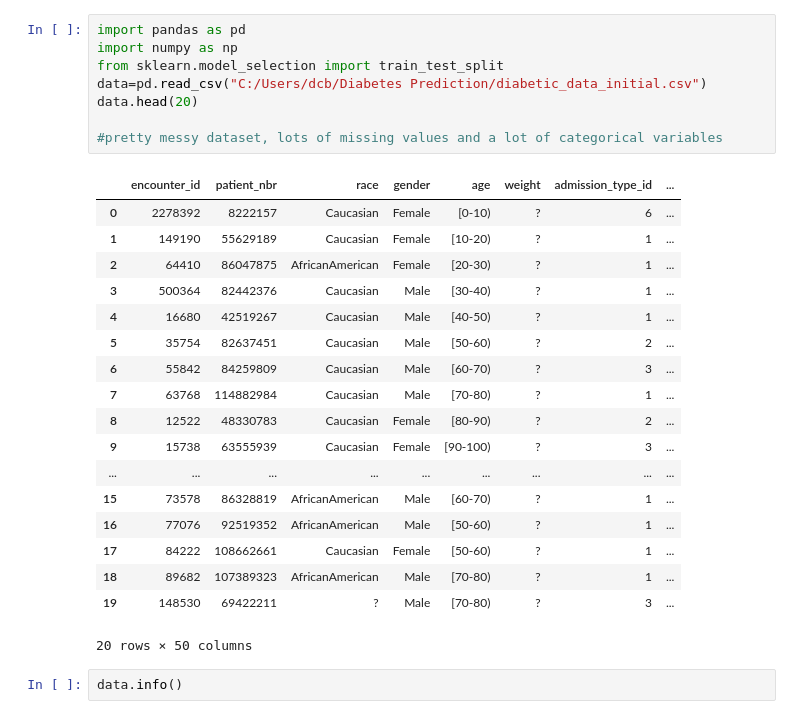
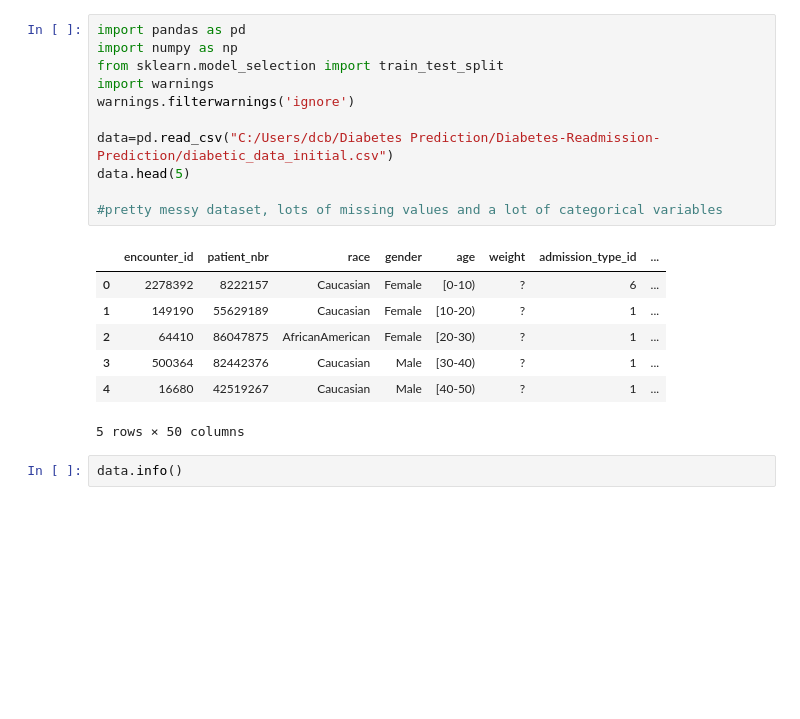
Before and after one commit to tommycon/Diabetes-Readmission-Prediction, a Jupyter notebook: Diabetes Readmission Prediction.ipynb, the cells around one changed output. Saved outputs shown, nothing was run; the diff lists cells and outputs as text; blank space fills up the shorter version.

```diff
--- a/Diabetes Readmission Prediction.ipynb
+++ b/Diabetes Readmission Prediction.ipynb
@@ -1,30 +1,22 @@
 # %%
 import pandas as pd
 import numpy as np
 from sklearn.model_selection import train_test_split
-data=pd.read_csv("C:/Users/dcb/Diabetes Prediction/diabetic_data_initial.csv")
-data.head(20)
+import warnings
+warnings.filterwarnings('ignore')
+
+data=pd.read_csv("C:/Users/dcb/Diabetes Prediction/Diabetes-Readmission-Prediction/diabetic_data_initial.csv")
+data.head(5)
 
 #pretty messy dataset, lots of missing values and a lot of categorical variables
 # %% [output]
 |  | encounter_id | patient_nbr | race | gender | age | weight | admission_type_id | ... |
 | 0 | 2278392 | 8222157 | Caucasian | Female | [0-10) | ? | 6 | ... |
 | 1 | 149190 | 55629189 | Caucasian | Female | [10-20) | ? | 1 | ... |
 | 2 | 64410 | 86047875 | AfricanAmerican | Female | [20-30) | ? | 1 | ... |
 | 3 | 500364 | 82442376 | Caucasian | Male | [30-40) | ? | 1 | ... |
 | 4 | 16680 | 42519267 | Caucasian | Male | [40-50) | ? | 1 | ... |
-| 5 | 35754 | 82637451 | Caucasian | Male | [50-60) | ? | 2 | ... |
-| 6 | 55842 | 84259809 | Caucasian | Male | [60-70) | ? | 3 | ... |
-| 7 | 63768 | 114882984 | Caucasian | Male | [70-80) | ? | 1 | ... |
-| 8 | 12522 | 48330783 | Caucasian | Female | [80-90) | ? | 2 | ... |
-| 9 | 15738 | 63555939 | Caucasian | Female | [90-100) | ? | 3 | ... |
-| ... | ... | ... | ... | ... | ... | ... | ... | ... |
-| 15 | 73578 | 86328819 | AfricanAmerican | Male | [60-70) | ? | 1 | ... |
-| 16 | 77076 | 92519352 | AfricanAmerican | Male | [50-60) | ? | 1 | ... |
-| 17 | 84222 | 108662661 | Caucasian | Female | [50-60) | ? | 1 | ... |
-| 18 | 89682 | 107389323 | AfricanAmerican | Male | [70-80) | ? | 1 | ... |
-| 19 | 148530 | 69422211 | ? | Male | [70-80) | ? | 3 | ... |
-20 rows × 50 columns
+5 rows × 50 columns
 # %%
 data.info()
 # %% [output]
```
Also changed, not shown: parts of 25 cells of this notebook.
